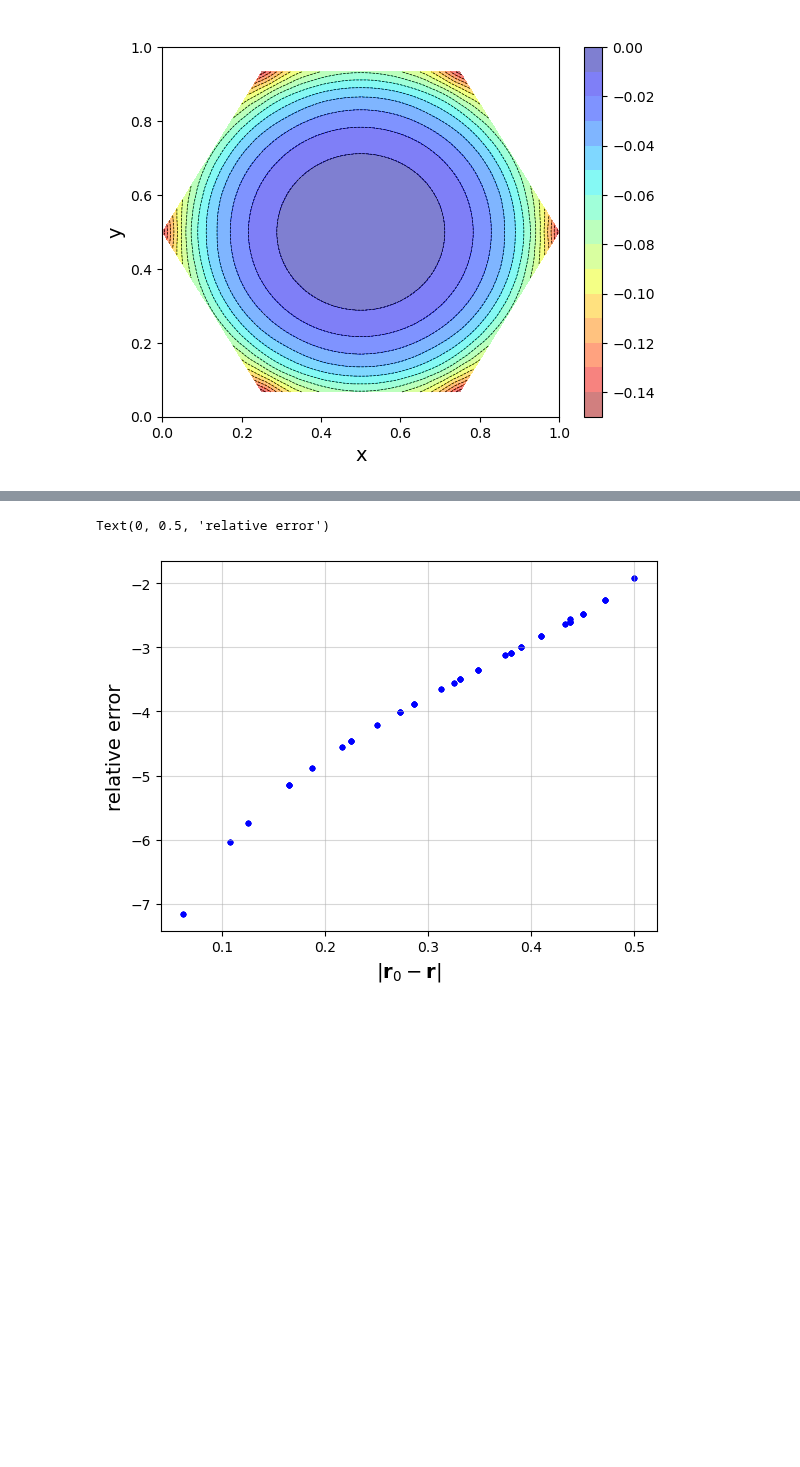
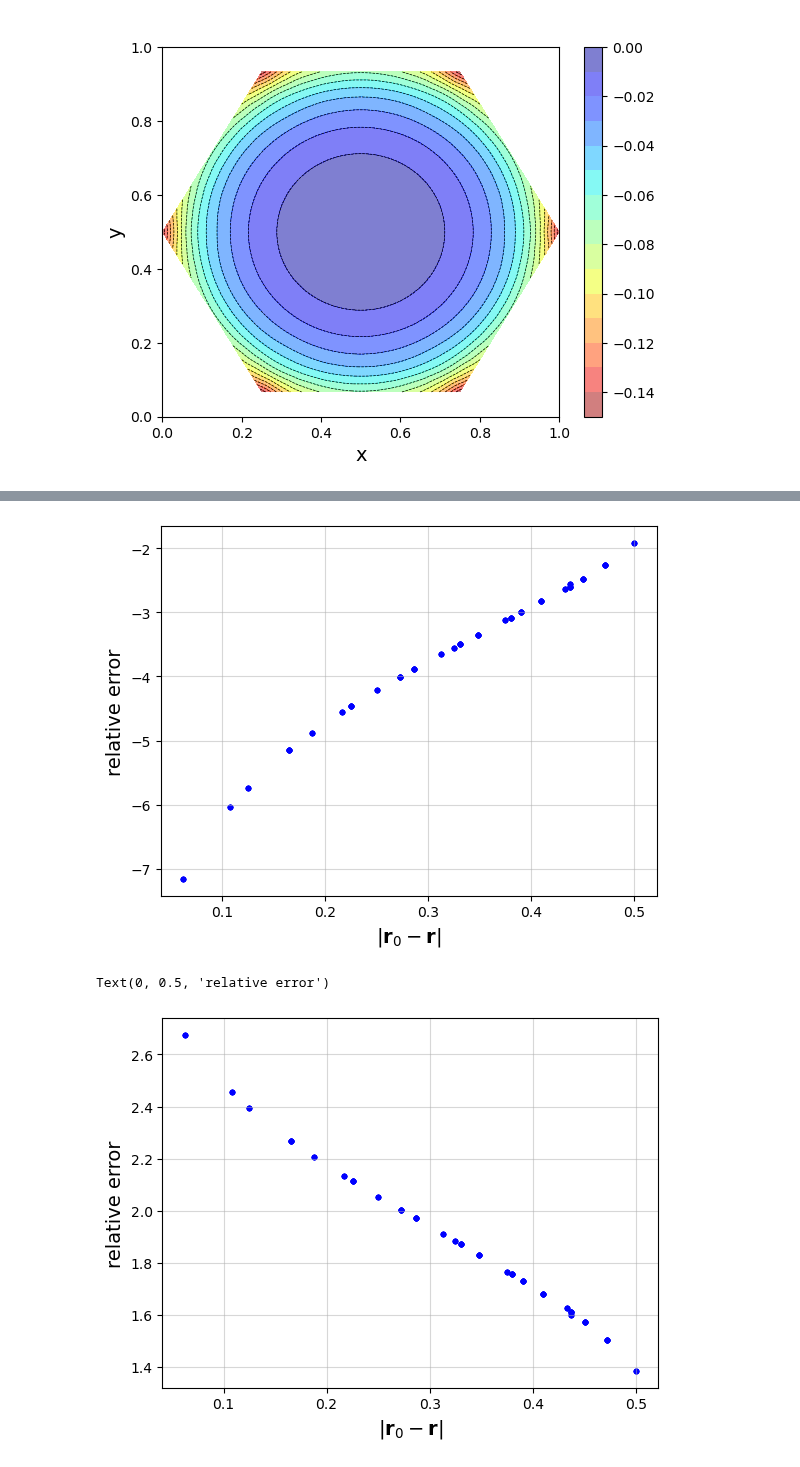
Before and after one commit to JaNiebu/BT_DECinPhysics, a Jupyter notebook: PoissonGauss.ipynb, the cells around one changed output, grey strips where cells are left out. Cells and saved outputs as stored; diff of their text form; code cells hidden in the pictures; blank space fills up the shorter version.

```diff
--- a/PoissonGauss.ipynb
+++ b/PoissonGauss.ipynb
@@ -142,11 +162,21 @@ Text(0, 0.5, 'relative error')
 # %%
 plt.grid(alpha=0.5)
 for i in range(1,len(V)):
     r = ((V[i][0]-0.5)**2 + (V[i][1]-0.5)**2)**0.5
     plt.scatter( r ,math.log(abs(Error[i])) , color='b', marker='.')
 
 plt.xlabel(r'$|\mathbf{r}_0 - \mathbf{r}|$',fontsize=14)
 plt.ylabel('relative error', fontsize=14)
+plt.show()
+
+plt.grid(alpha=0.5)
+for i in range(1,len(V)):
+    r = ((V[i][0]-0.5)**2 + (V[i][1]-0.5)**2)**0.5
+    plt.scatter( r ,math.sqrt(abs(math.log(abs(Error[i])))) , color='b', marker='.')
+
+plt.xlabel(r'$|\mathbf{r}_0 - \mathbf{r}|$',fontsize=14)
+plt.ylabel('relative error', fontsize=14)
 # %% [output]
+[figure]
 Text(0, 0.5, 'relative error')
-[figure]
+[figure, added]
```
Also changed, not shown: parts of 3 cells of this notebook, 5 other files.
